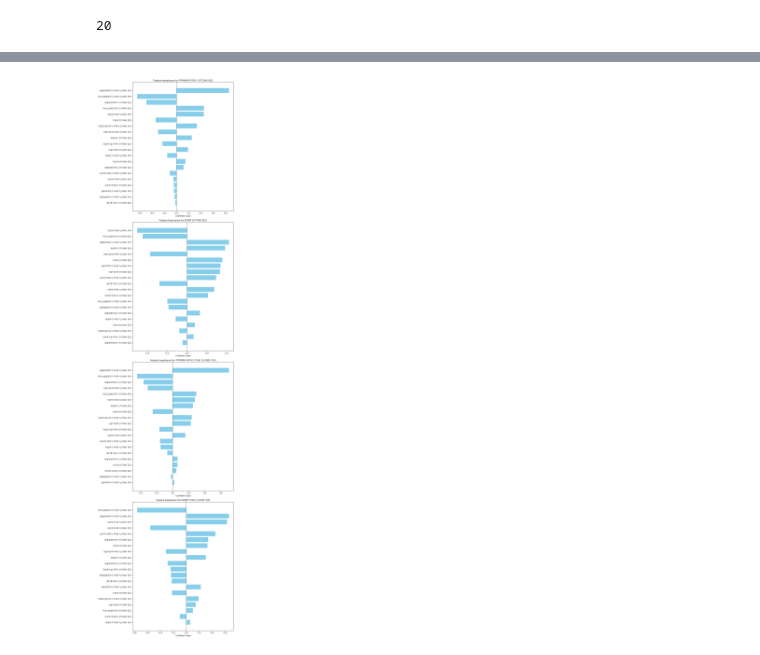
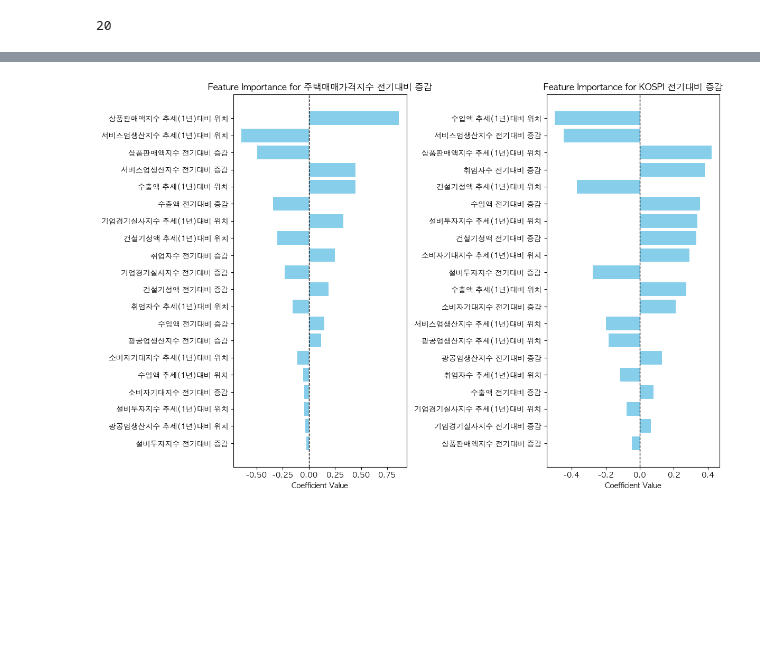
Before and after one commit to jmlee8939/macroeconomics_analysis, a Jupyter notebook: analysis.ipynb, the cells around one changed output, grey strips where cells are left out. Cells and saved outputs as stored; diff of their text form; code cells hidden in the pictures; blank space fills up the shorter version.

```diff
--- a/analysis.ipynb
+++ b/analysis.ipynb
@@ -589,28 +601,28 @@ for i in range(num_targets):
 # %%
 # 4. 변수 중요도 (계수) 시각화
 feature_names = [i + ' 전기대비 증감' for i in ['광공업생산지수', '서비스업생산지수', '상품판매액지수', '설비투자지수', '건설기성액', '수출액', '수입액', '취업자수', '기업경기실사지수', '소비자기대지수']]
 feature_names += [i + ' 추세(1년)대비 위치' for i in ['광공업생산지수', '서비스업생산지수', '상품판매액지수', '설비투자지수', '건설기성액', '수출액', '수입액', '취업자수', '기업경기실사지수', '소비자기대지수']]
 
 y_names = ['주택매매가격지수 전기대비 증감', 'KOSPI 전기대비 증감', '주택매매가격지수 추세(1년)대비 위치', 'KOSPI 추세(1년)대비 위치']
-num_targets = Y.shape[1]
+num_targets = 2
 
-fig, axes = plt.subplots(num_targets, 1, figsize=(10, 40))
+fig, axes = plt.subplots(1, 2, figsize=(12, 8))
 
 for i in range(num_targets):
     coef = lin_reg.coef_[i]
 
     # 계수를 절댓값 기준으로 정렬
     sorted_idx = np.argsort(np.abs(coef))
     sorted_coef = coef[sorted_idx]
     sorted_features = [feature_names[idx] for idx in sorted_idx]
 
     # 막대 그래프
     axes[i].barh(sorted_features, sorted_coef, color='skyblue')
     axes[i].set_title(f"Feature Importance for {y_names[i]}")
     axes[i].set_xlabel("Coefficient Value")
     axes[i].axvline(0, color='black', linestyle='--', linewidth=1)
 
 plt.tight_layout()
 plt.show()
 # %% [output]
-[figure, old version]
+[figure, new version]
```
Also changed, not shown: parts of 7 cells of this notebook, 5 other files.
